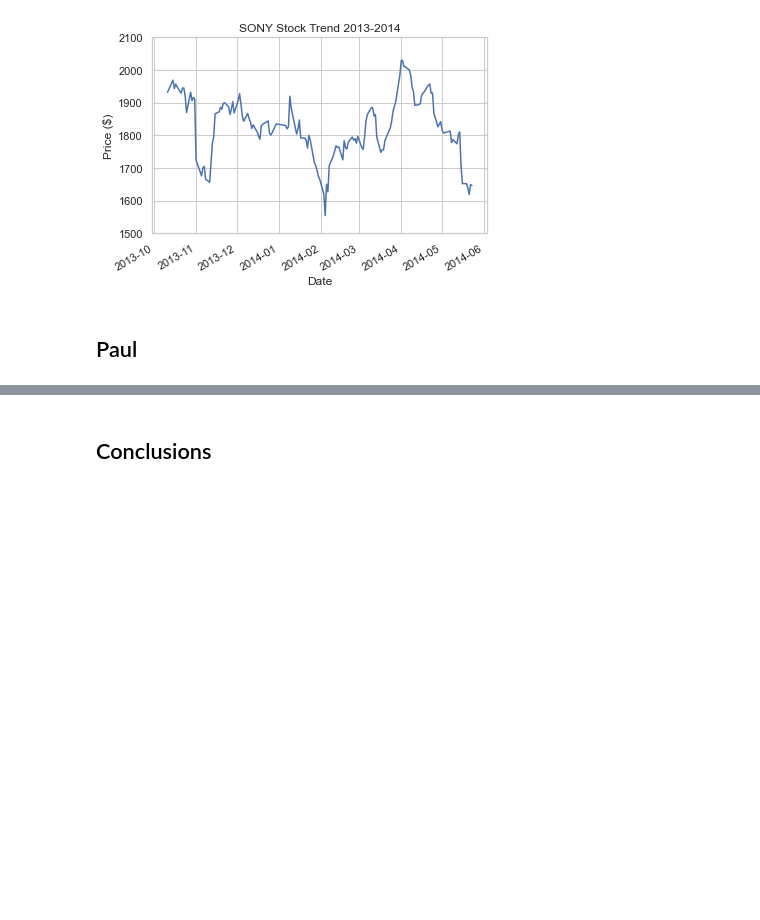
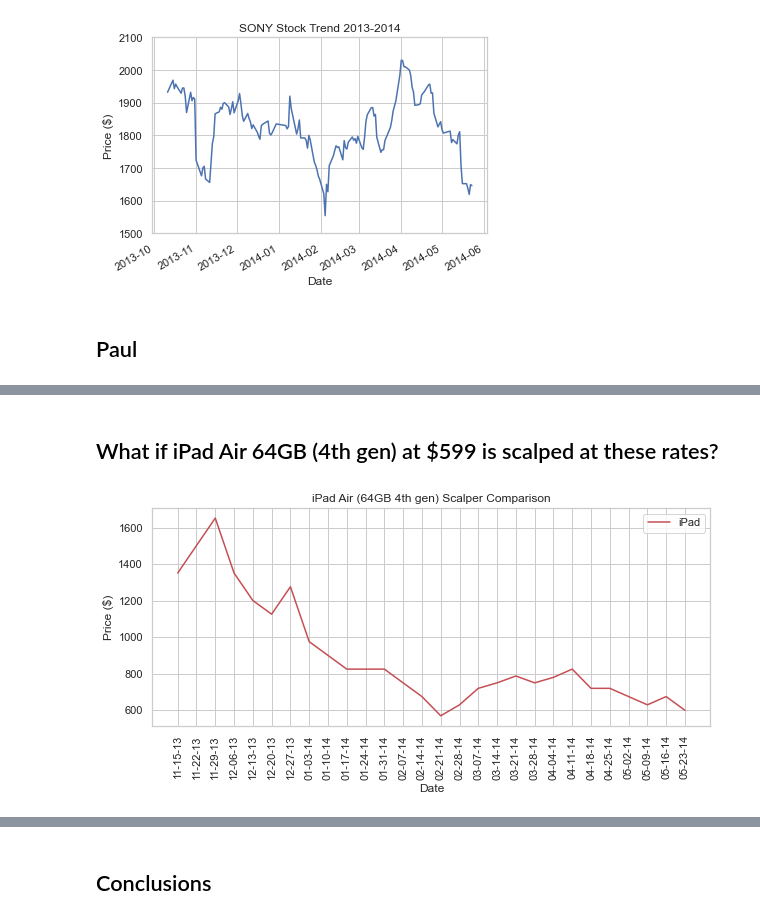
Before and after one commit to GravelBirthstone/Scalper-Project, a Jupyter notebook: final-notebook2.ipynb, the cells around one changed output, grey strips where cells are left out. Drawn from its saved outputs; the diff is of its cells as text; code cells hidden in the pictures; blank space fills up the shorter version.

```diff
--- a/final-notebook2.ipynb
+++ b/final-notebook2.ipynb
@@ -155,0 +209,20 @@ plt.show()
+# %% [markdown]
+## What if iPad Air 64GB (4th gen) at $599 is scalped at these rates?
+# %%
+df_combo["ipad"] = ( df_combo["percent_markup"] / 100 + 1 ) * 599
+
+fig, ax = plt.subplots(figsize=(10,4))
+sns.lineplot(x = df_combo["date"].values,
+    y = df_combo["ipad"].values,
+    color = 'r',
+    ax = ax)
+ax.legend(['iPad'], facecolor='w')
+ax.set(xlabel="Date",ylabel="Price ($)")
+plt.title("iPad Air (64GB 4th gen) Scalper Comparison")
+plt.xticks(rotation='vertical')
+plt.grid(True)
+
+
+plt.show()
+# %% [output]
+[figure, added]
```
Also changed, not shown: parts of 20 cells of this notebook, 3 other files.
